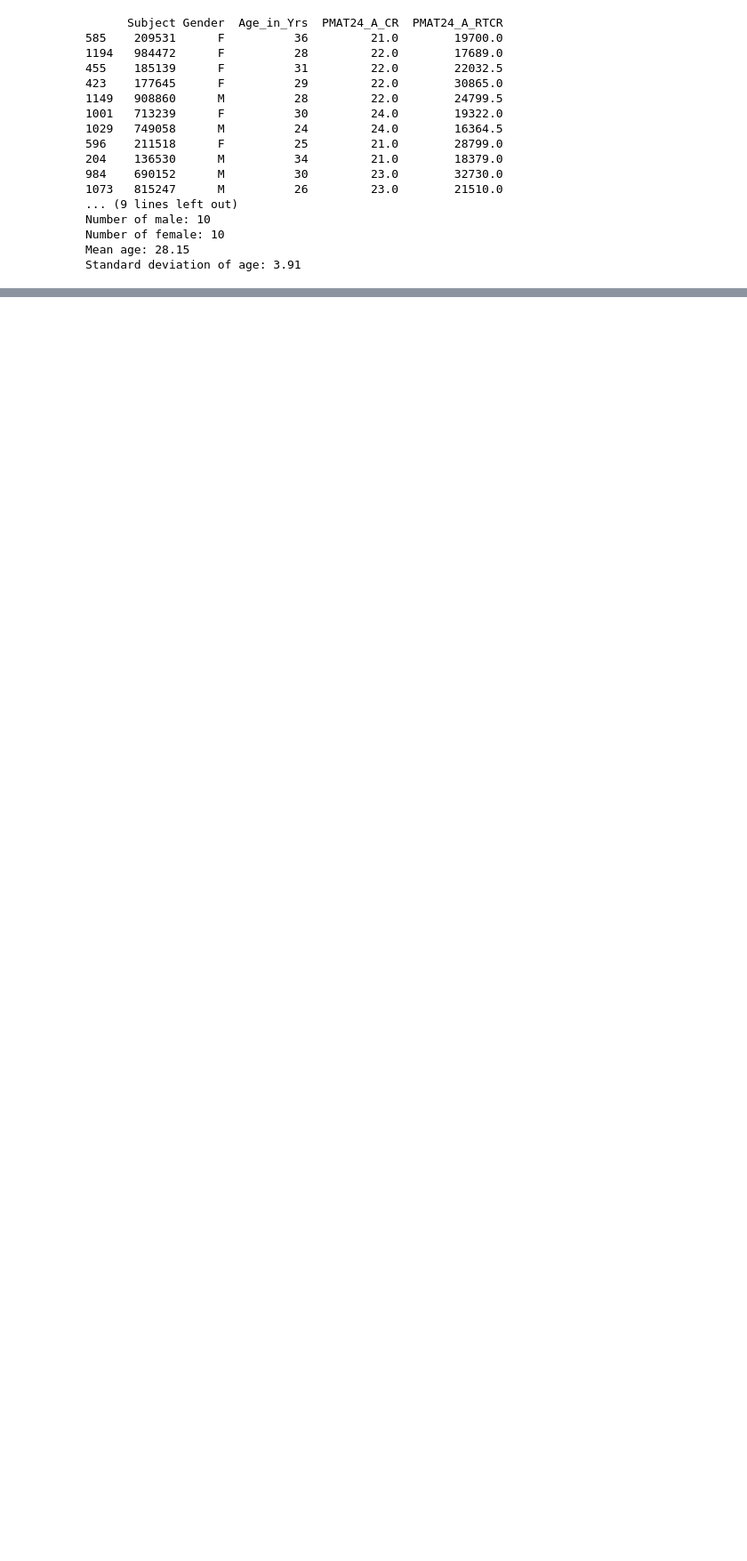
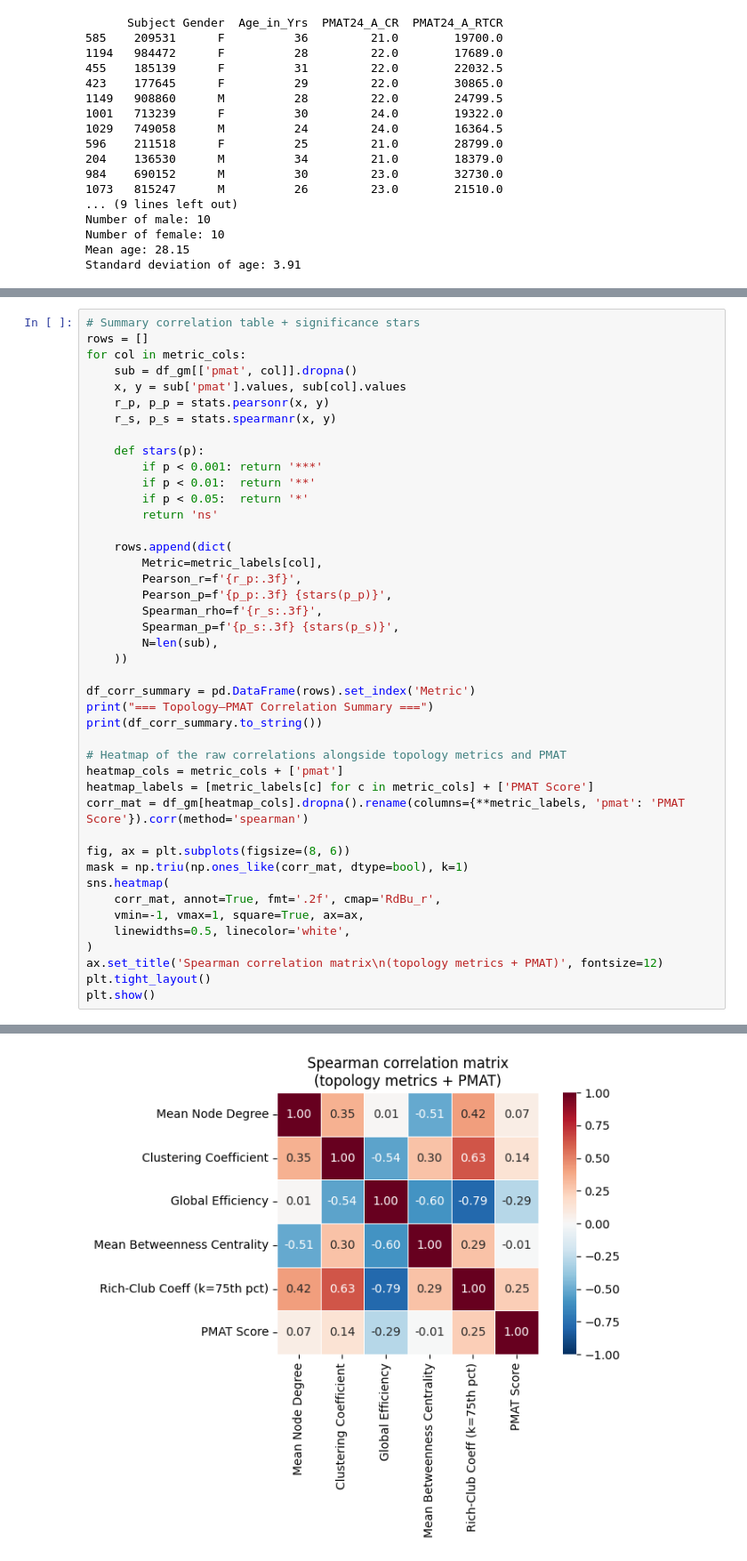
Before and after one commit to stevanna98/brain_network_into_dnn_v2, a Jupyter notebook: eda.ipynb, the cells around one changed output, grey strips where cells are left out. Shown at 89% size. Drawn from its saved outputs; the diff is of its cells as text; blank space fills up the shorter version.

```diff
--- a/eda.ipynb
+++ b/eda.ipynb
@@ -195,0 +789,44 @@ Standard deviation of age: 3.09
+# %%
+# Summary correlation table + significance stars
+rows = []
+for col in metric_cols:
+    sub = df_gm[['pmat', col]].dropna()
+    x, y = sub['pmat'].values, sub[col].values
+    r_p, p_p = stats.pearsonr(x, y)
+    r_s, p_s = stats.spearmanr(x, y)
+
+    def stars(p):
+        if p < 0.001: return '***'
+        if p < 0.01:  return '**'
+        if p < 0.05:  return '*'
+        return 'ns'
+
+    rows.append(dict(
+        Metric=metric_labels[col],
+        Pearson_r=f'{r_p:.3f}',
+        Pearson_p=f'{p_p:.3f} {stars(p_p)}',
+        Spearman_rho=f'{r_s:.3f}',
+        Spearman_p=f'{p_s:.3f} {stars(p_s)}',
+        N=len(sub),
+    ))
+
+df_corr_summary = pd.DataFrame(rows).set_index('Metric')
+print("=== Topology–PMAT Correlation Summary ===")
+print(df_corr_summary.to_string())
+
+# Heatmap of the raw correlations alongside topology metrics and PMAT
+heatmap_cols = metric_cols + ['pmat']
+heatmap_labels = [metric_labels[c] for c in metric_cols] + ['PMAT Score']
+corr_mat = df_gm[heatmap_cols].dropna().rename(columns={**metric_labels, 'pmat': 'PMAT Score'}).corr(method='spearman')
+
+fig, ax = plt.subplots(figsize=(8, 6))
+mask = np.triu(np.ones_like(corr_mat, dtype=bool), k=1)
+sns.heatmap(
+    corr_mat, annot=True, fmt='.2f', cmap='RdBu_r',
+    vmin=-1, vmax=1, square=True, ax=ax,
+    linewidths=0.5, linecolor='white',
+)
+ax.set_title('Spearman correlation matrix\n(topology metrics + PMAT)', fontsize=12)
+plt.tight_layout()
+plt.show()
+# %% [output]
@@ -195,0 +841 @@ Standard deviation of age: 3.09
+[figure, added]
```
Also changed, not shown: parts of 24 cells of this notebook, 3 other files.
